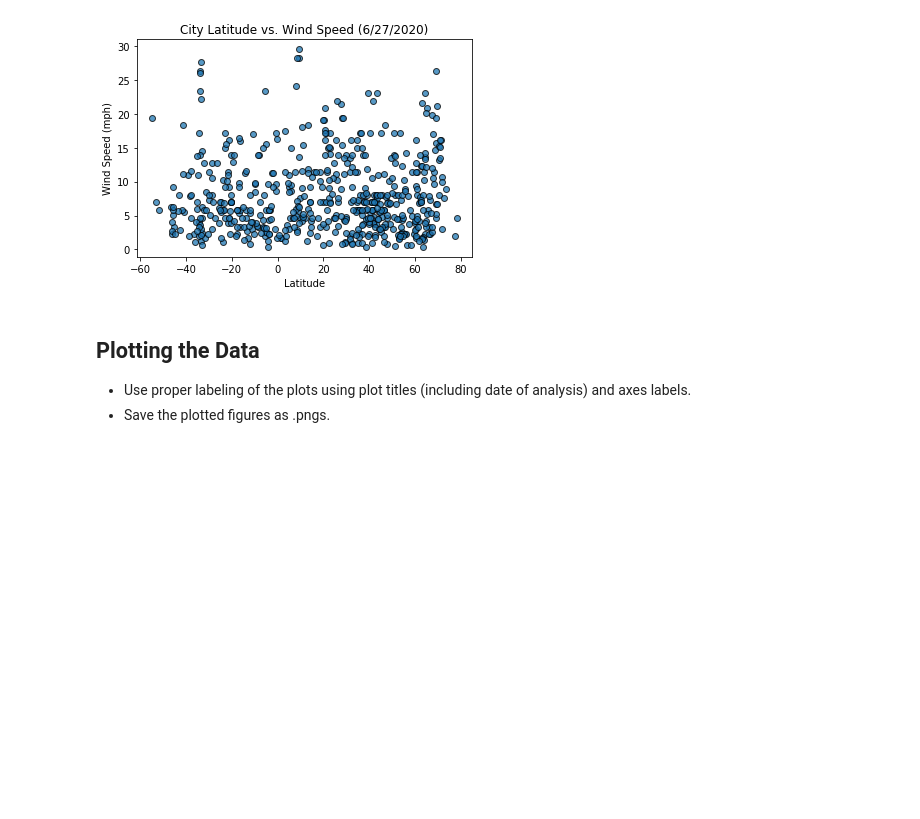
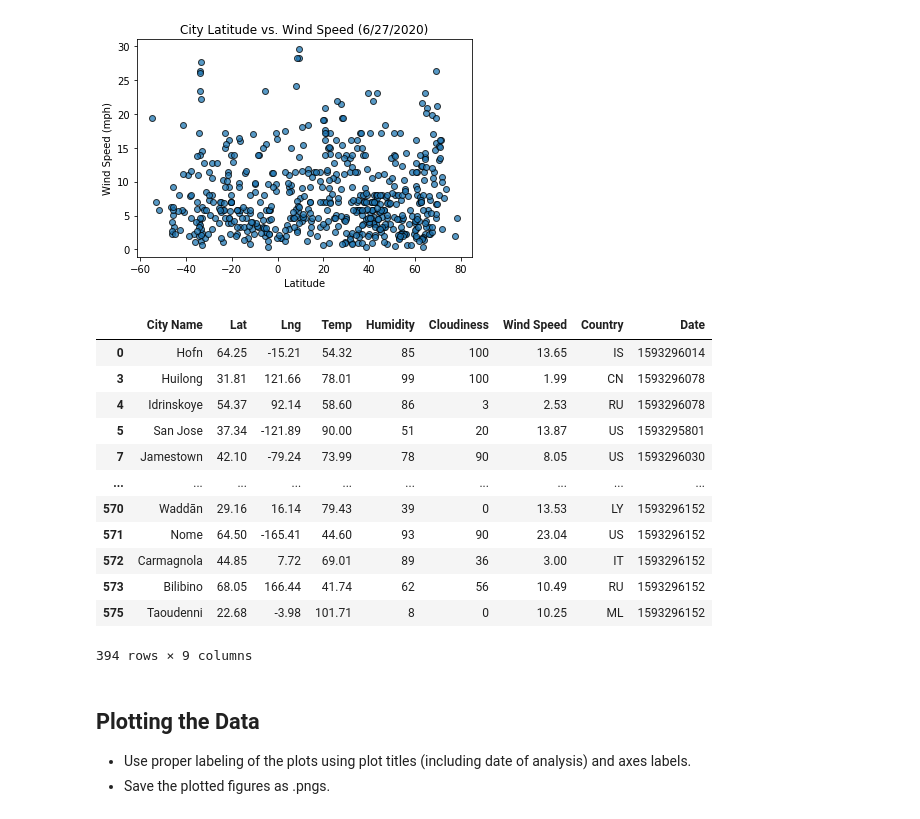
Before and after one commit to ejbaq49/python-api-challenge, a Jupyter notebook: WeatherPy/WeatherPy.ipynb, the cells around one changed output. Saved outputs shown, nothing was run; the diff lists cells and outputs as text; code cells hidden in the pictures; blank space fills up the shorter version.

Commit message:
northern v southern hemispheres

```diff
--- a/WeatherPy/WeatherPy.ipynb
+++ b/WeatherPy/WeatherPy.ipynb
@@ -210,6 +210,28 @@ plt.ylabel('Wind Speed (mph)')
 # %% [output]
 Text(0, 0.5, 'Wind Speed (mph)')
 [figure]
+# %%
+# Northern vs. Southern
+
+# Southern
+weather_df.loc[weather_df['Lat'] < 0]
+
+# Northerm
+weather_df.loc[weather_df['Lat'] > 0]
+# %% [output]
+|  | City Name | Lat | Lng | Temp | Humidity | Cloudiness | Wind Speed | Country | Date |
+| 0 | Hofn | 64.25 | -15.21 | 54.32 | 85 | 100 | 13.65 | IS | 1593296014 |
+| 3 | Huilong | 31.81 | 121.66 | 78.01 | 99 | 100 | 1.99 | CN | 1593296078 |
+| 4 | Idrinskoye | 54.37 | 92.14 | 58.60 | 86 | 3 | 2.53 | RU | 1593296078 |
+| 5 | San Jose | 37.34 | -121.89 | 90.00 | 51 | 20 | 13.87 | US | 1593295801 |
+| 7 | Jamestown | 42.10 | -79.24 | 73.99 | 78 | 90 | 8.05 | US | 1593296030 |
+| ... | ... | ... | ... | ... | ... | ... | ... | ... | ... |
+| 570 | Waddān | 29.16 | 16.14 | 79.43 | 39 | 0 | 13.53 | LY | 1593296152 |
+| 571 | Nome | 64.50 | -165.41 | 44.60 | 93 | 90 | 23.04 | US | 1593296152 |
+| 572 | Carmagnola | 44.85 | 7.72 | 69.01 | 89 | 36 | 3.00 | IT | 1593296152 |
+| 573 | Bilibino | 68.05 | 166.44 | 41.74 | 62 | 56 | 10.49 | RU | 1593296152 |
+| 575 | Taoudenni | 22.68 | -3.98 | 101.71 | 8 | 0 | 10.25 | ML | 1593296152 |
+394 rows × 9 columns
 # %% [markdown]
 ## Plotting the Data
 * Use proper labeling of the plots using plot titles (including date of analysis) and axes labels.
```
